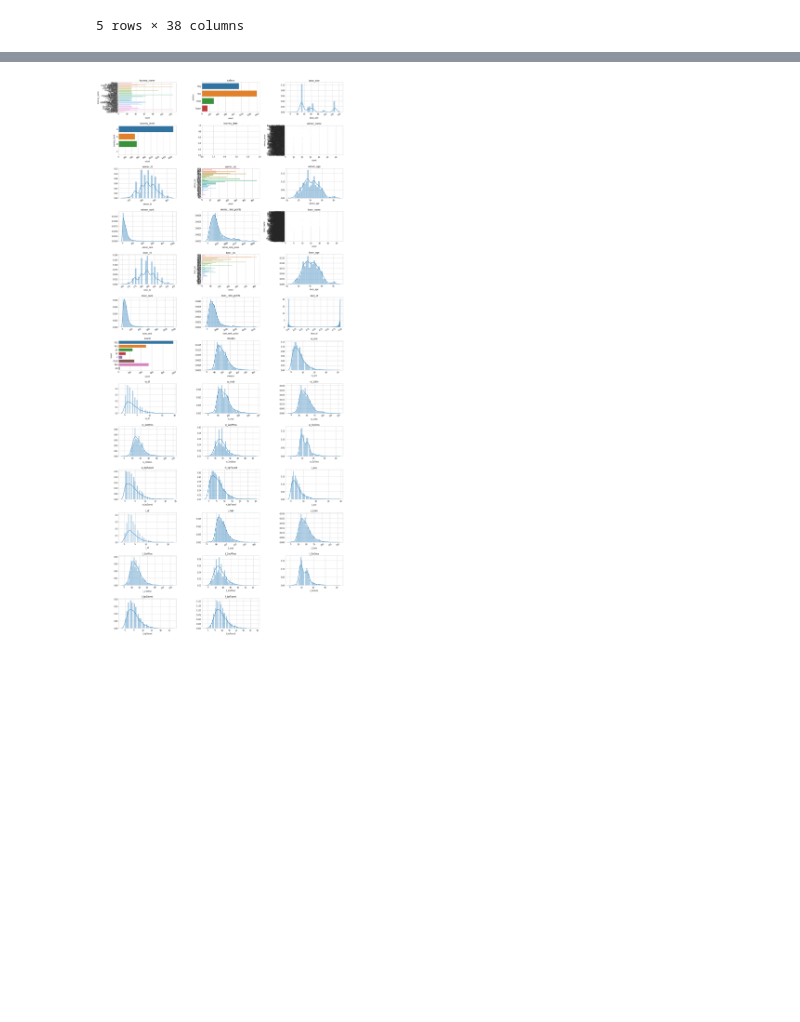
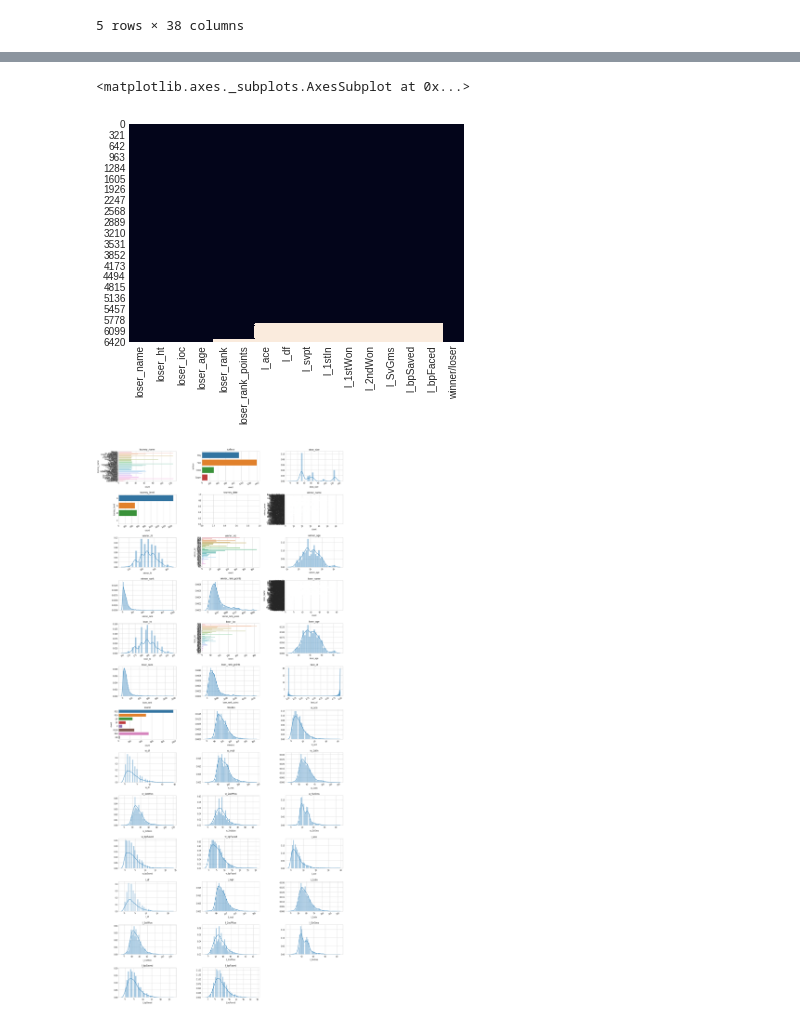
Before and after one commit to tomasojea/Tennis-EDA, a Jupyter notebook: experimentation_EDA.ipynb, the cells around one changed output, grey strips where cells are left out. Cells and saved outputs as stored; diff of their text form; code cells hidden in the pictures; blank space fills up the shorter version.

Commit message:
replace colum names

```diff
--- a/experimentation_EDA.ipynb
+++ b/experimentation_EDA.ipynb
@@ -111,0 +100,29 @@ df_w.describe()
+# %%
+df_w['winner/loser'] = 'winner'
+df_l['winner/loser'] = 'loser'
+# %%
+#conca = pd.concat([df_w,df_l.rename(columns=lambda s: s*3)], ignore_index=True)
+#conca =conca.drop(columns=[col for col in df.columns if 'loser_' in col[:7] or 'l_' in col[0:2]])
+df_w.columns = df_l.columns
+
+
+conca = pd.concat([df_w, df_l])
+df_loser = [col for col in df.columns if 'loser_' in col[:7] or 'l_' in col[0:2]]
+
+conca1 = [col.replace('loser_', '') for col in conca.columns]
+
+def replace_string(conca):
+    for col in conca.columns:
+        if 'loser_' in col[:7]:
+            renaming = col.replace('loser_', '')
+            conca.rename(columns={col: renaming})
+        else:
+            renaming = col.replace('l_', '')
+            conca.rename(columns={col: renaming})
+    return conca
+
+
+
+conca = conca.apply(lambda x: pd.Series(x.dropna().values))
+#conca = conca.drop(columns=[col for col in df.columns if 'loser_' in col[:7] or 'l_' in col[0:2]])
+replace_string(conca)
@@ -112,3 +143,8 @@ df_w.describe()
+# %%
+sns.heatmap(conca.isnull(), cbar=False)
+# %% [output]
+<matplotlib.axes._subplots.AxesSubplot at 0x...>
+[figure, added]
 # %%
 # bivariate plots on categorical features and distribution plots for numerical features
 import math
```
Also changed, not shown: parts of 7 cells of this notebook.
